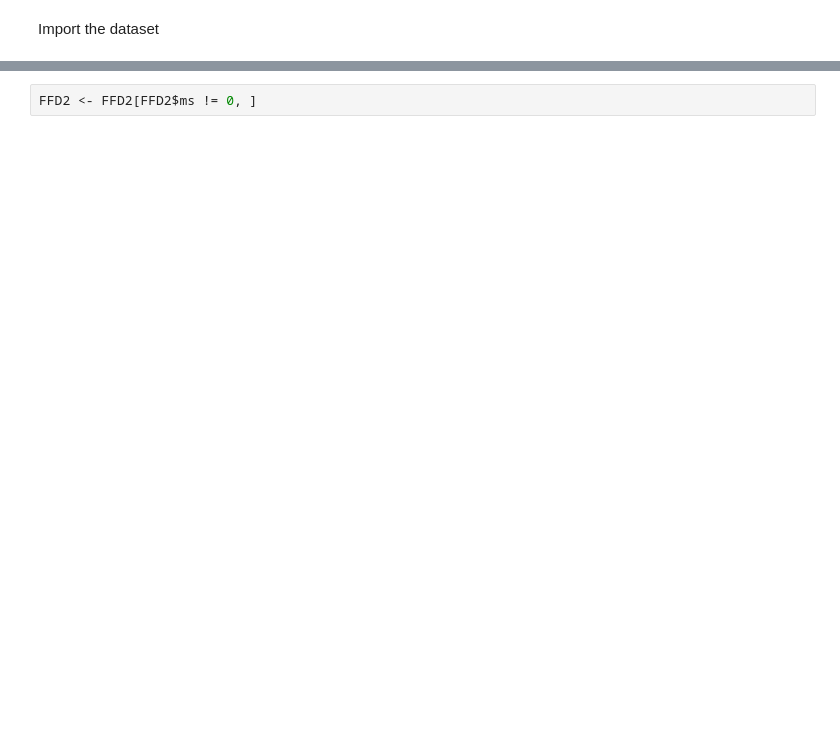
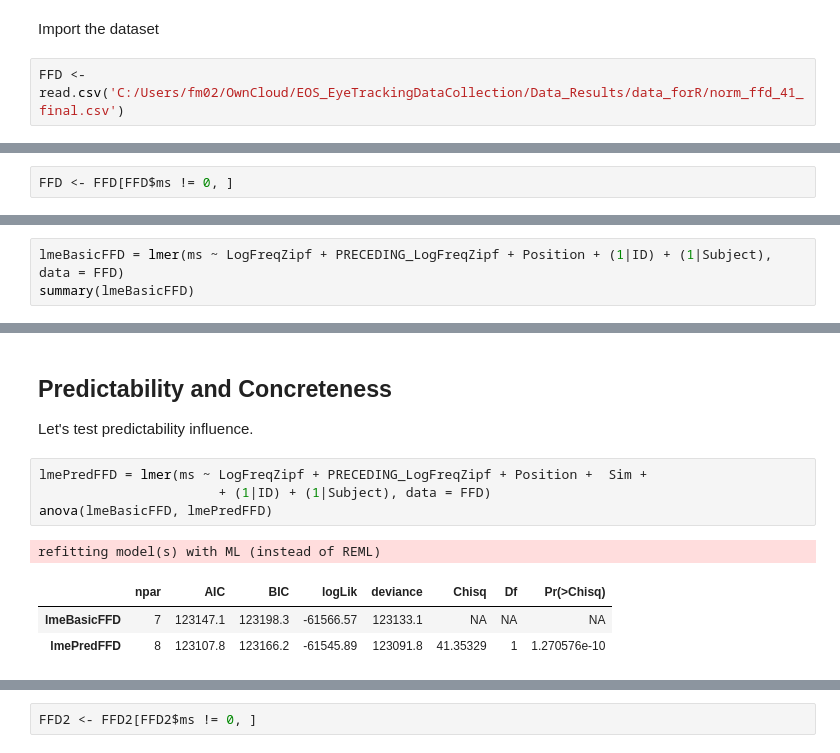
Before and after one commit to magna-fede/EOS, a Jupyter notebook: analysis_explained.ipynb, the cells around one changed output, grey strips where cells are left out. Cells and saved outputs as stored; diff of their text form; blank space fills up the shorter version.

```diff
--- a/analysis_explained.ipynb
+++ b/analysis_explained.ipynb
@@ -69,2 +71,4 @@ A BibTeX entry for LaTeX users is
 # %% [markdown]
 Import the dataset
+# %%
+FFD <- read.csv('C:/Users/fm02/OwnCloud/EOS_EyeTrackingDataCollection/Data_Results/data_forR/norm_ffd_41_final.csv')
@@ -70,0 +77,2 @@ Import the dataset
+# %%
+FFD <- FFD[FFD$ms != 0, ]
@@ -70,0 +223,3 @@ Import the dataset
+# %%
+lmeBasicFFD = lmer(ms ~ LogFreqZipf + PRECEDING_LogFreqZipf + Position + (1|ID) + (1|Subject), data = FFD)
+summary(lmeBasicFFD)
@@ -70,0 +244,12 @@ Import the dataset
+# %% [markdown]
+## Predictability and Concreteness
+Let's test predictability influence.
+# %%
+lmePredFFD = lmer(ms ~ LogFreqZipf + PRECEDING_LogFreqZipf + Position +  Sim +
+                       + (1|ID) + (1|Subject), data = FFD)
+anova(lmeBasicFFD, lmePredFFD)
+# %% [output]
+refitting model(s) with ML (instead of REML)
+|  | npar | AIC | BIC | logLik | deviance | Chisq | Df | Pr(>Chisq) |
+| lmeBasicFFD | 7 | 123147.1 | 123198.3 | -61566.57 | 123133.1 | NA | NA | NA |
+| lmePredFFD | 8 | 123107.8 | 123166.2 | -61545.89 | 123091.8 | 41.35329 | 1 | 1.270576e-10 |
```
Also changed, not shown: parts of 130 cells of this notebook, 12 other files.
